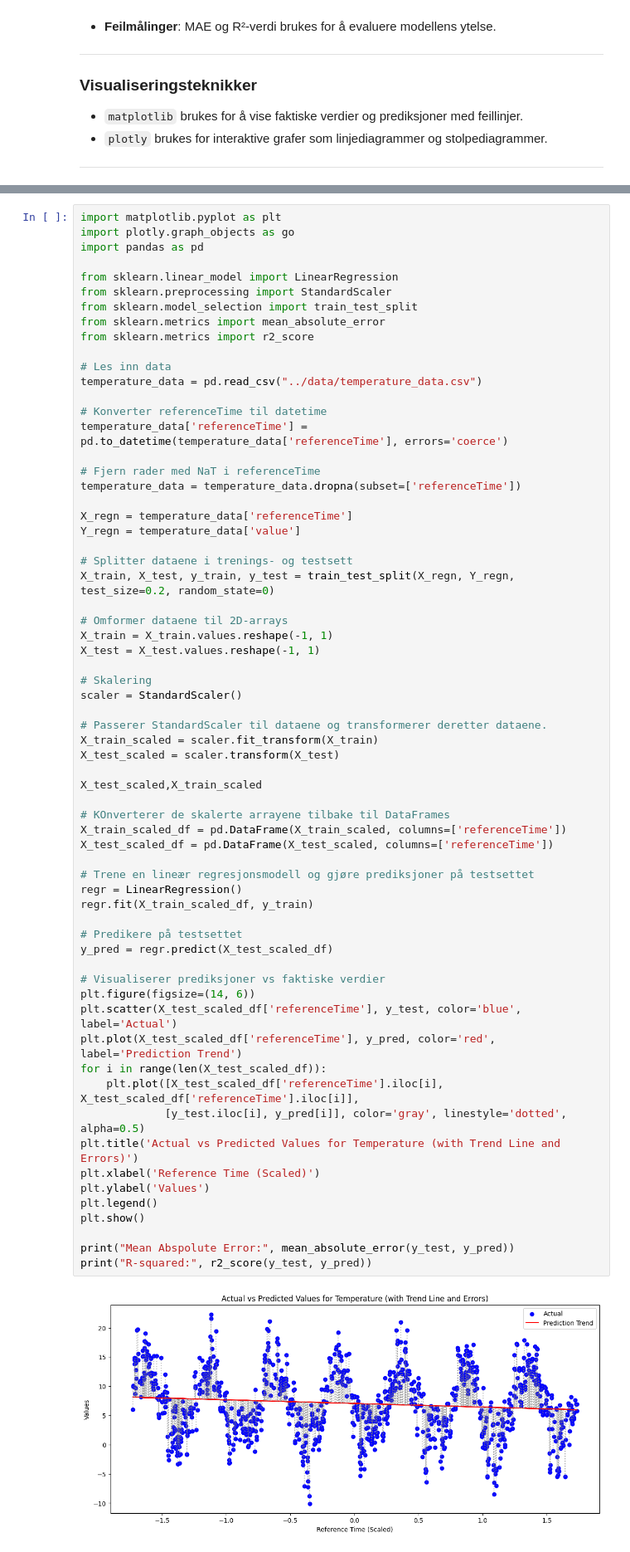
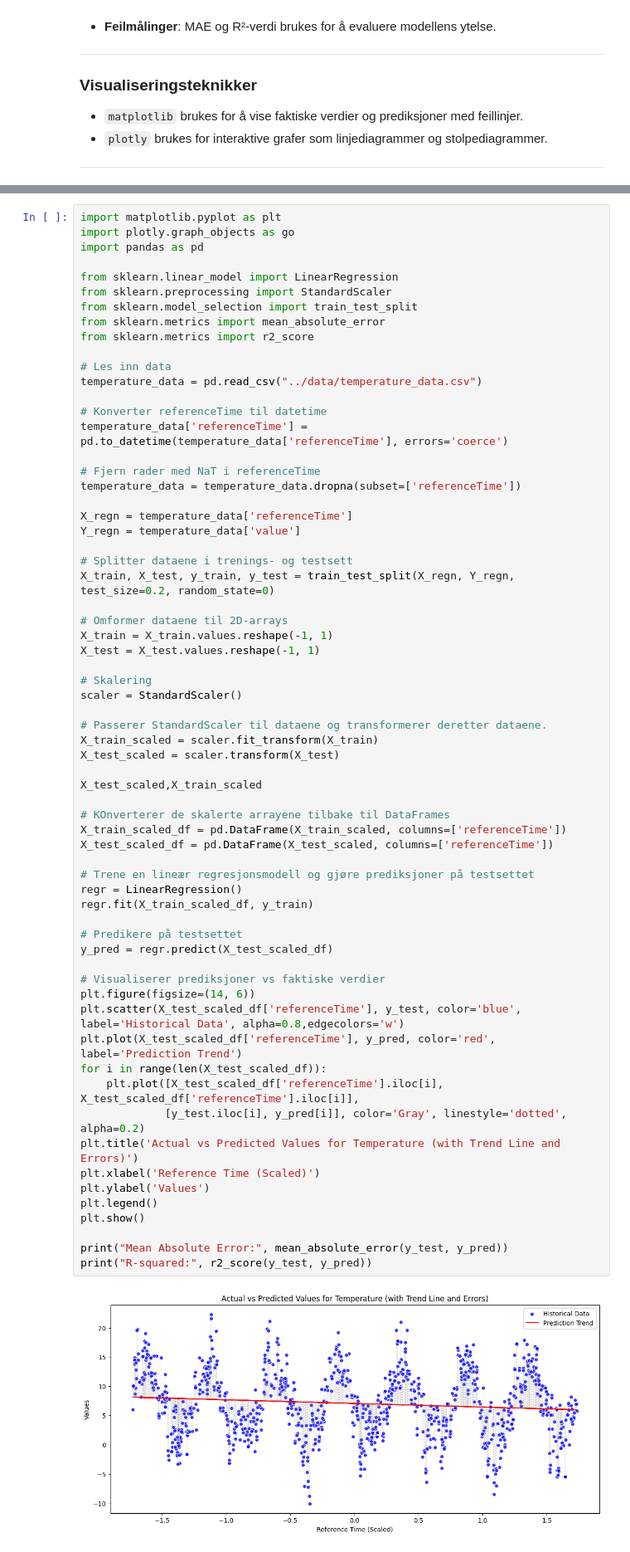
Before and after one commit to Trankevin01/Miljoedataanalyseapplikasjon, a Jupyter notebook: proj_environment/notebooks/3. Plotting av data.ipynb, the cells around one changed output, grey strips where cells are left out. Shown at 83% size. Saved outputs shown, nothing was run; the diff lists cells and outputs as text.

```diff
--- a/proj_environment/notebooks/3. Plotting av data.ipynb
+++ b/proj_environment/notebooks/3. Plotting av data.ipynb
@@ -76,34 +159,34 @@ scaler = StandardScaler()
 # Passerer StandardScaler til dataene og transformerer deretter dataene.
 X_train_scaled = scaler.fit_transform(X_train)
 X_test_scaled = scaler.transform(X_test)
 
 X_test_scaled,X_train_scaled
 
 # KOnverterer de skalerte arrayene tilbake til DataFrames
 X_train_scaled_df = pd.DataFrame(X_train_scaled, columns=['referenceTime'])
 X_test_scaled_df = pd.DataFrame(X_test_scaled, columns=['referenceTime'])
 
 # Trene en lineær regresjonsmodell og gjøre prediksjoner på testsettet
 regr = LinearRegression()
 regr.fit(X_train_scaled_df, y_train)
 
 # Predikere på testsettet
 y_pred = regr.predict(X_test_scaled_df)
 
 # Visualiserer prediksjoner vs faktiske verdier
 plt.figure(figsize=(14, 6))
-plt.scatter(X_test_scaled_df['referenceTime'], y_test, color='blue', label='Actual')
+plt.scatter(X_test_scaled_df['referenceTime'], y_test, color='blue', label='Historical Data', alpha=0.8,edgecolors='w')
 plt.plot(X_test_scaled_df['referenceTime'], y_pred, color='red', label='Prediction Trend')
 for i in range(len(X_test_scaled_df)):
     plt.plot([X_test_scaled_df['referenceTime'].iloc[i], X_test_scaled_df['referenceTime'].iloc[i]],
-             [y_test.iloc[i], y_pred[i]], color='gray', linestyle='dotted', alpha=0.5)
+             [y_test.iloc[i], y_pred[i]], color='Gray', linestyle='dotted', alpha=0.2)
 plt.title('Actual vs Predicted Values for Temperature (with Trend Line and Errors)')
 plt.xlabel('Reference Time (Scaled)')
 plt.ylabel('Values')
 plt.legend()
 plt.show()
 
-print("Mean Abspolute Error:", mean_absolute_error(y_test, y_pred))
+print("Mean Absolute Error:", mean_absolute_error(y_test, y_pred))
 print("R-squared:", r2_score(y_test, y_pred))
 # %% [output]
-[figure, old version]
+[figure, new version]
```
Also changed, not shown: parts of 5 cells of this notebook, 5 other files.
